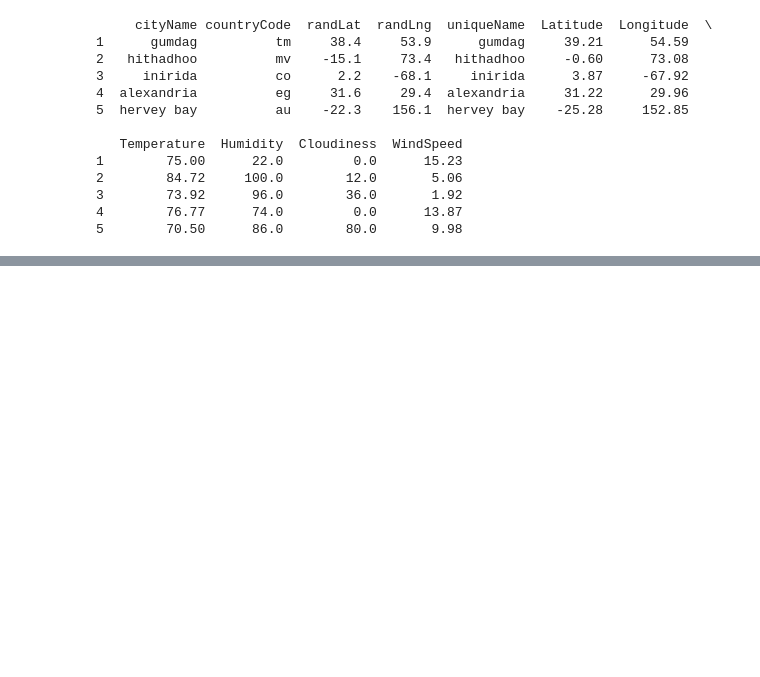
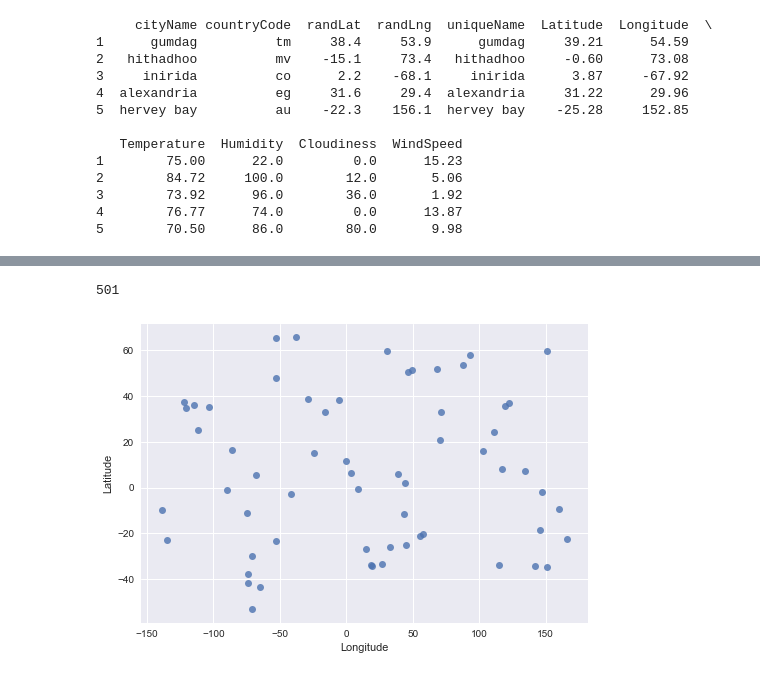
Before and after one commit to Jkremr/Temp-lat-lng-analysis, a Jupyter notebook: weather_analysis.ipynb, the cells around one changed output, grey strips where cells are left out. Drawn from its saved outputs; the diff is of its cells as text; code cells hidden in the pictures; blank space fills up the shorter version.

```diff
--- a/weather_analysis.ipynb
+++ b/weather_analysis.ipynb
@@ -165,0 +140,13 @@ sorted
+# %%
+# The total sample size.
+len(cities)
+# %% [output]
+501
+# %%
+# This is a simple plot of latitude and longitude: it confirms that the sample is sufficiently random across
+# the "map" of the world that it shows.
+
+p = sns.regplot(x="Longitude", y="Latitude", data=cities, fit_reg=False)
+plt.show()
+# %% [output]
+[figure, added]
```
Also changed, not shown: parts of 9 cells of this notebook.
